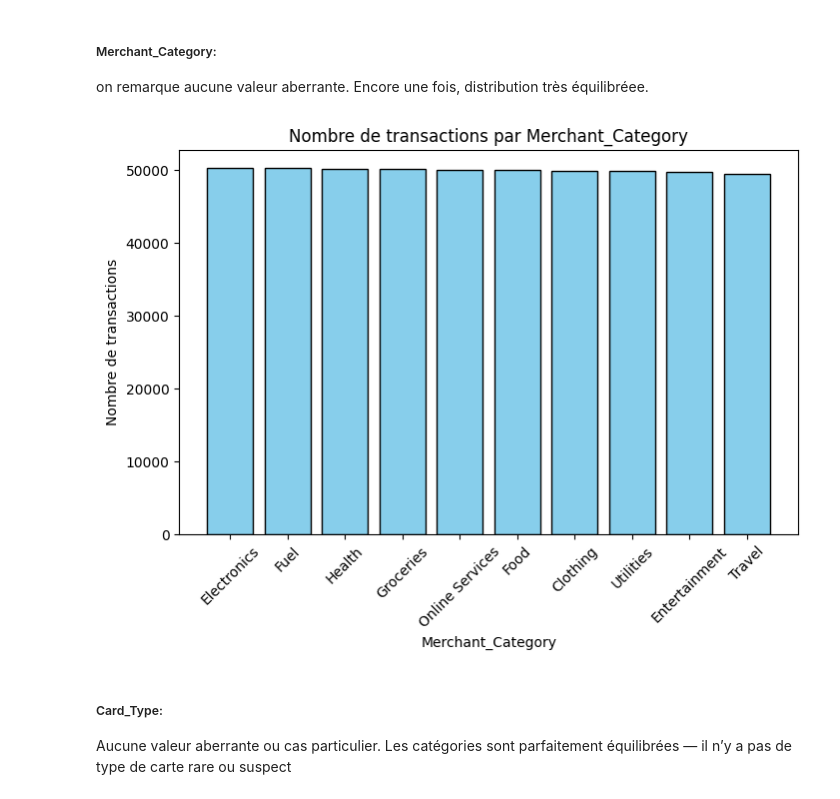
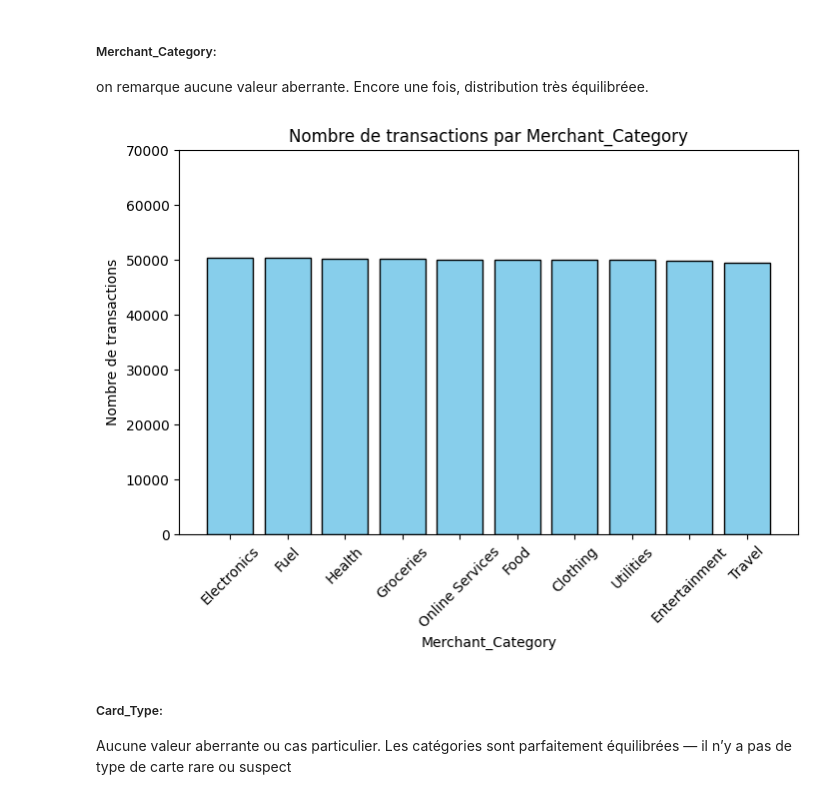
Before and after one commit to mahmoudbhs/Analyse-de-donn-es-et-ML, a Jupyter notebook: Rapport_final.ipynb, the cells around one changed output. Saved outputs shown, nothing was run; the diff lists cells and outputs as text; code cells hidden in the pictures.

```diff
--- a/Rapport_final.ipynb
+++ b/Rapport_final.ipynb
@@ -340,16 +334,17 @@ on remarque aucune valeur aberrante. Encore une fois, distribution très équili
 # %%
 #compter le nombre de transactions par Merchant_Category
 card_counts = data['Merchant_Category'].value_counts()
 
 plt.figure(figsize=(8,5))
 plt.bar(card_counts.index, card_counts.values, color='skyblue', edgecolor='black')
 plt.title("Nombre de transactions par Merchant_Category")
 plt.xlabel("Merchant_Category")
 plt.ylabel("Nombre de transactions")
 plt.xticks(rotation=45)
+plt.ylim(0, 70000)
 plt.show()
 # %% [output]
-[figure, old version]
+[figure, new version]
 # %% [markdown]
 ##### Card_Type:
  Aucune valeur aberrante ou cas particulier. Les catégories sont parfaitement équilibrées — il n’y a pas de type de carte rare ou suspect
```
Also changed, not shown: parts of 66 cells of this notebook, 2 other files.
